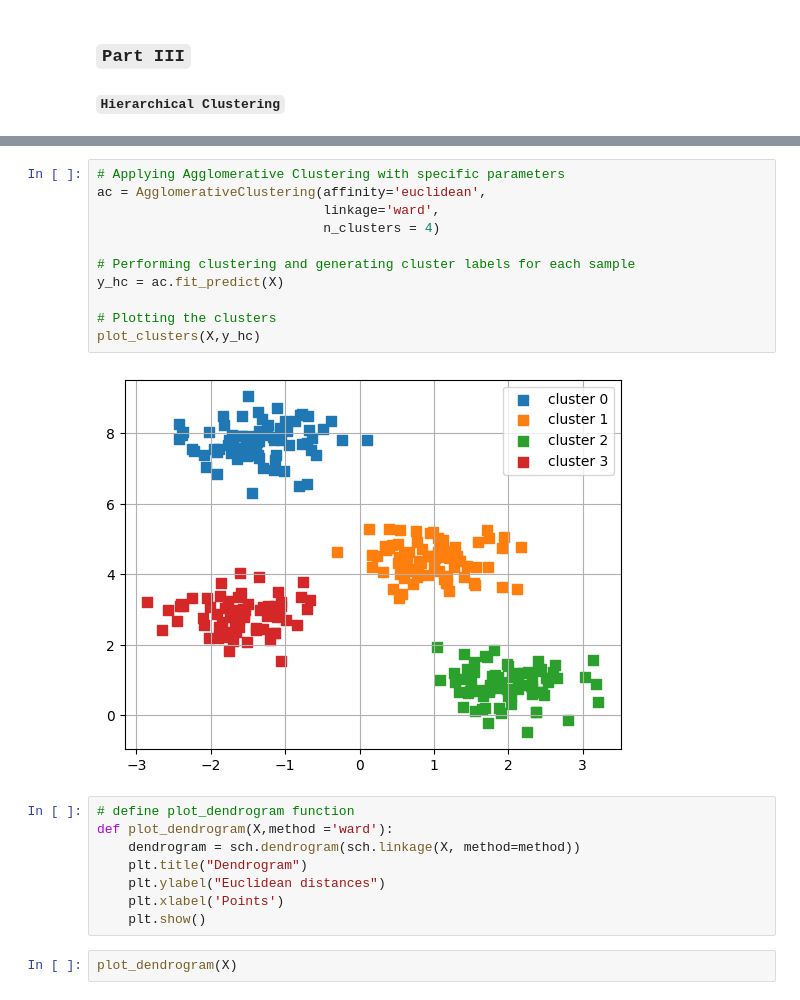
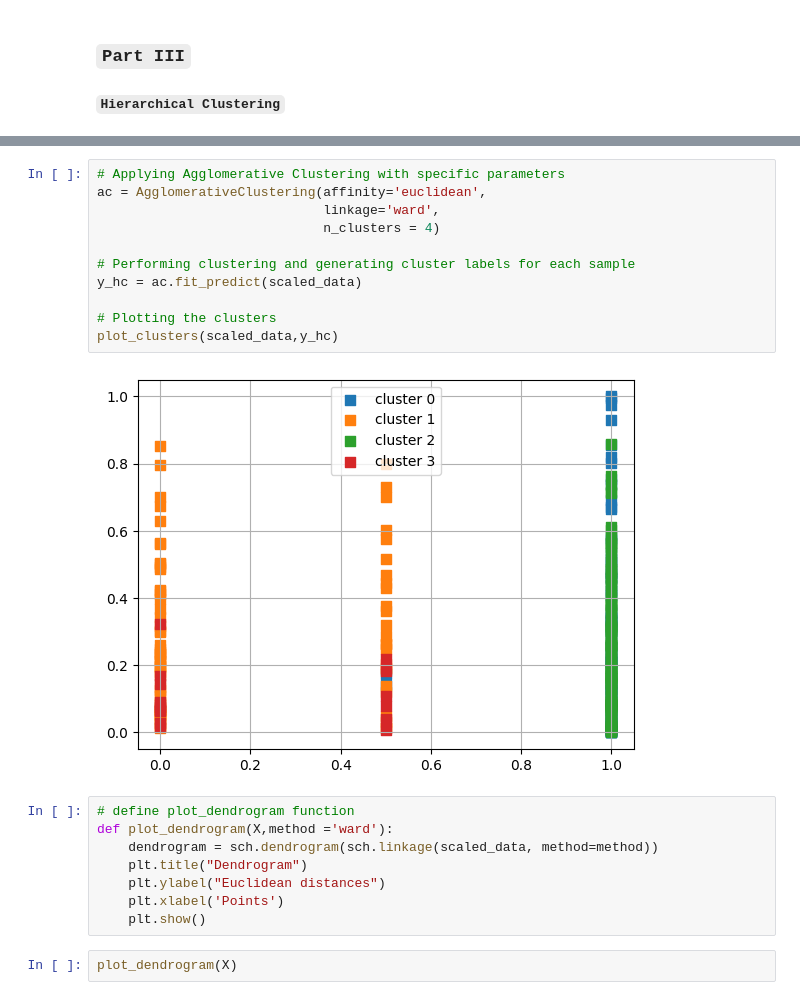
Before and after one commit to leoaugusto1976/LHL-Unsupervised-Learning-Project, a Jupyter notebook: notebooks/MachineLearning_UnSupervised_Fonseca_Leonardo.ipynb, the cells around one changed output, grey strips where cells are left out. Drawn from its saved outputs; the diff is of its cells as text.

```diff
--- a/notebooks/MachineLearning_UnSupervised_Fonseca_Leonardo.ipynb
+++ b/notebooks/MachineLearning_UnSupervised_Fonseca_Leonardo.ipynb
@@ -236,20 +229,20 @@ def plot_clusters(X,y_res, plt_cluster_centers = False):
 # %%
 # Applying Agglomerative Clustering with specific parameters
 ac = AgglomerativeClustering(affinity='euclidean',
                              linkage='ward',
                              n_clusters = 4)
 
 # Performing clustering and generating cluster labels for each sample
-y_hc = ac.fit_predict(X)
+y_hc = ac.fit_predict(scaled_data)
 
 # Plotting the clusters
-plot_clusters(X,y_hc)
+plot_clusters(scaled_data,y_hc)
 # %% [output]
-[figure, old version]
+[figure, new version]
 # %%
 # define plot_dendrogram function
 def plot_dendrogram(X,method ='ward'):
-    dendrogram = sch.dendrogram(sch.linkage(X, method=method))
+    dendrogram = sch.dendrogram(sch.linkage(scaled_data, method=method))
     plt.title("Dendrogram")
     plt.ylabel("Euclidean distances")
     plt.xlabel('Points')
```
Also changed, not shown: parts of 1 cell of this notebook.
